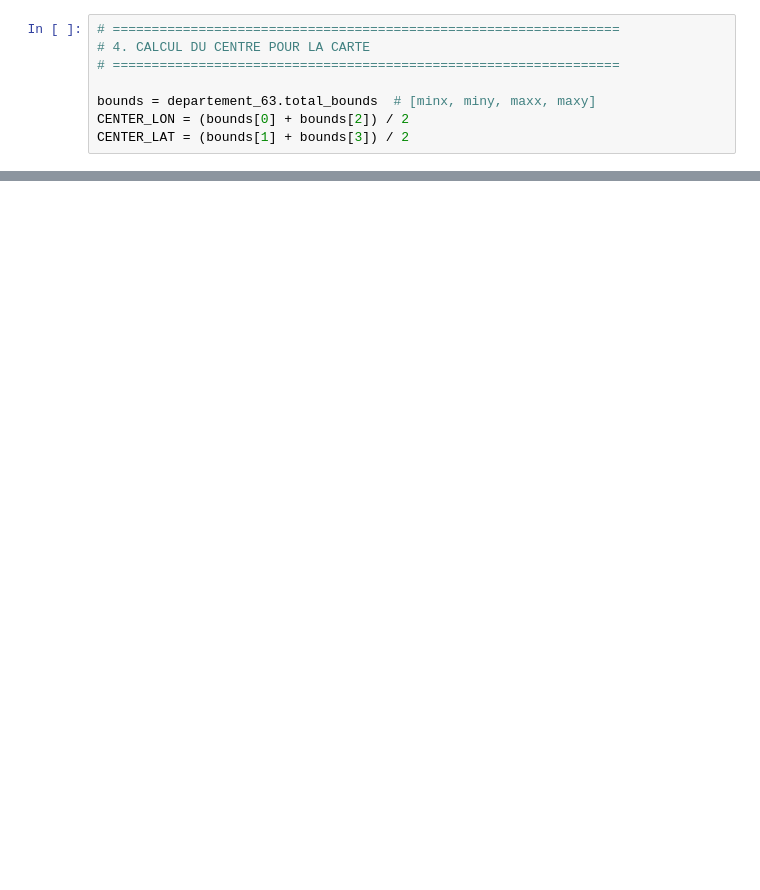
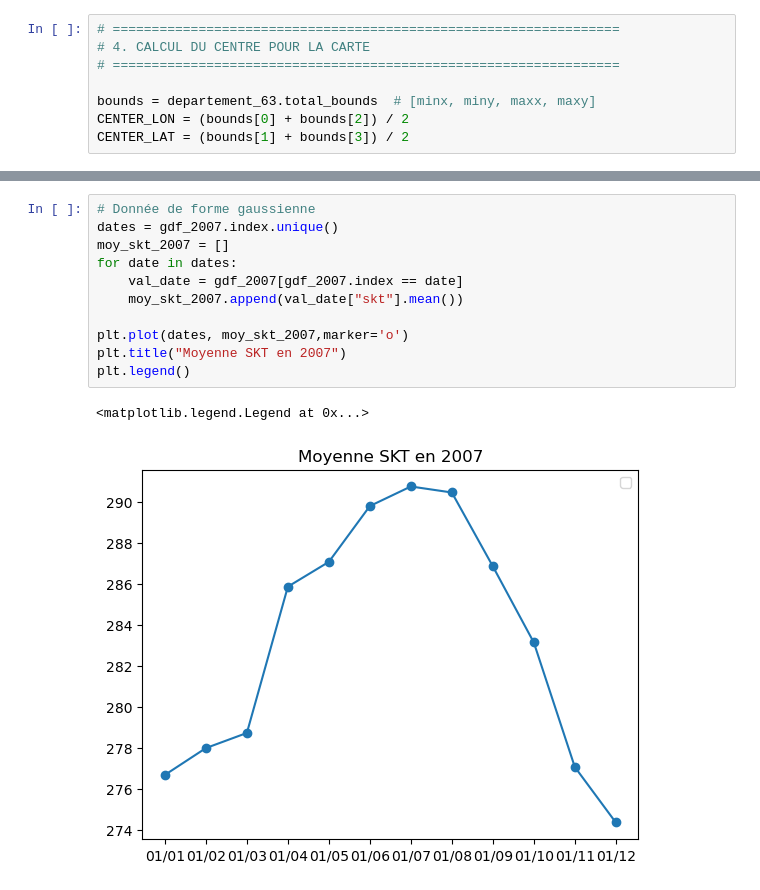
Before and after one commit to Aymanzej/Projet-5A, a Jupyter notebook: 3rd Month/Visualize_bdd.ipynb, the cells around one changed output, grey strips where cells are left out. Saved outputs shown, nothing was run; the diff lists cells and outputs as text; blank space fills up the shorter version.

```diff
--- a/3rd Month/Visualize_bdd.ipynb
+++ b/3rd Month/Visualize_bdd.ipynb
@@ -209,0 +229,14 @@ for dates in points_diff_63.index:
+# %%
+# Donnée de forme gaussienne
+dates = gdf_2007.index.unique()
+moy_skt_2007 = []
+for date in dates:
+    val_date = gdf_2007[gdf_2007.index == date]
+    moy_skt_2007.append(val_date["skt"].mean())
+
+plt.plot(dates, moy_skt_2007,marker='o')
+plt.title("Moyenne SKT en 2007")
+plt.legend()
+# %% [output]
+<matplotlib.legend.Legend at 0x...>
+[figure, added]
```
Also changed, not shown: parts of 10 cells of this notebook, 15 other files.
